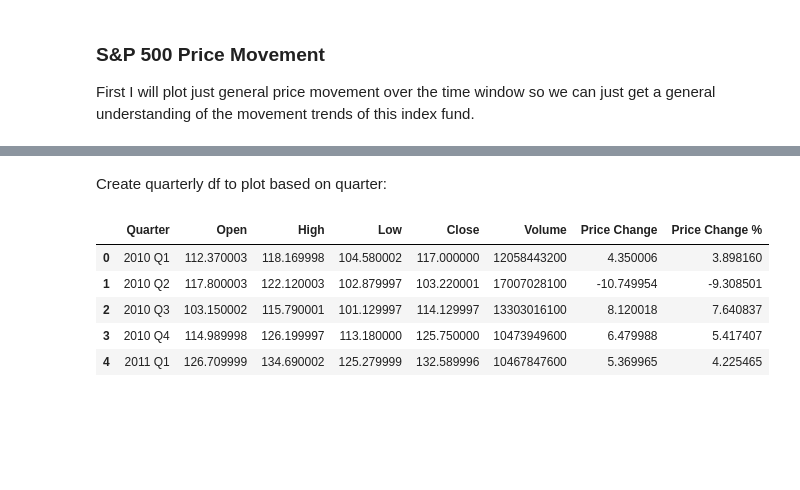
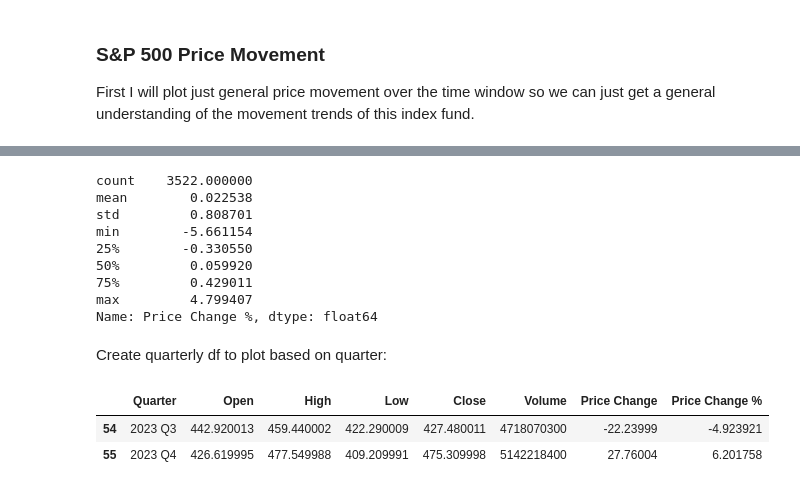
Before and after one commit to OWurst/PittCoin, a Jupyter notebook: expanded_datagathering/Historical_SPY_Exploration.ipynb, the cells around one changed output, grey strips where cells are left out. Drawn from its saved outputs; the diff is of its cells as text; code cells hidden in the pictures; blank space fills up the shorter version.

Commit message:
fix discrepency with s&p500 data window and add visualizations

```diff
--- a/expanded_datagathering/Historical_SPY_Exploration.ipynb
+++ b/expanded_datagathering/Historical_SPY_Exploration.ipynb
@@ -36,17 +43,26 @@ plt.show()
+# %%
+stock_data['Price Change %'].describe()
+# %% [output]
+count    3522.000000
+mean        0.022538
+std         0.808701
+min        -5.661154
+25%        -0.330550
+50%         0.059920
+75%         0.429011
+max         4.799407
+Name: Price Change %, dtype: float64
 # %% [markdown]
 Create quarterly df to plot based on quarter:
 # %%
 stock_data['Quarter'] = stock_data['Date'].dt.year.astype(str) + ' Q' + stock_data['Date'].dt.quarter.astype(str)
 
 quarterly_data = stock_data.groupby('Quarter').agg({'Open': 'first', 'High': 'max', 'Low': 'min', 'Close': 'last', 'Volume': 'sum', 'Price Change': 'sum', 'Price Change %': 'sum'}).reset_index()
-quarterly_data.head(5)
+quarterly_data.tail(2)
 # %% [output]
 |  | Quarter | Open | High | Low | Close | Volume | Price Change | Price Change % |
-| 0 | 2010 Q1 | 112.370003 | 118.169998 | 104.580002 | 117.000000 | 12058443200 | 4.350006 | 3.898160 |
-| 1 | 2010 Q2 | 117.800003 | 122.120003 | 102.879997 | 103.220001 | 17007028100 | -10.749954 | -9.308501 |
-| 2 | 2010 Q3 | 103.150002 | 115.790001 | 101.129997 | 114.129997 | 13303016100 | 8.120018 | 7.640837 |
-| 3 | 2010 Q4 | 114.989998 | 126.199997 | 113.180000 | 125.750000 | 10473949600 | 6.479988 | 5.417407 |
-| 4 | 2011 Q1 | 126.709999 | 134.690002 | 125.279999 | 132.589996 | 10467847600 | 5.369965 | 4.225465 |
+| 54 | 2023 Q3 | 442.920013 | 459.440002 | 422.290009 | 427.480011 | 4718070300 | -22.23999 | -4.923921 |
+| 55 | 2023 Q4 | 426.619995 | 477.549988 | 409.209991 | 475.309998 | 5142218400 | 27.76004 | 6.201758 |
 # %%
 fig = go.Figure(data=[go.Candlestick(x=quarterly_data['Quarter'],
                 open=quarterly_data['Open'],
```
Also changed, not shown: parts of 7 cells of this notebook, 2 other files.
